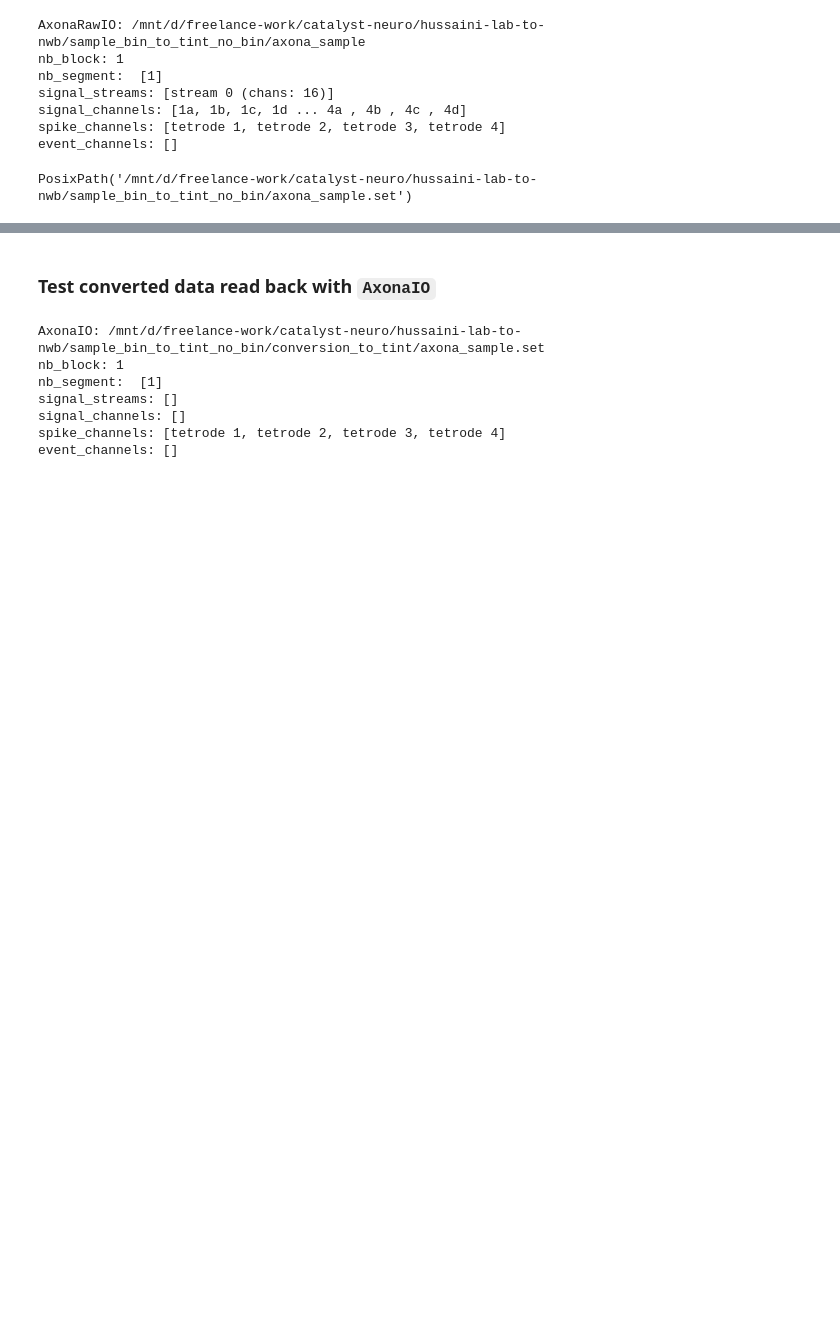
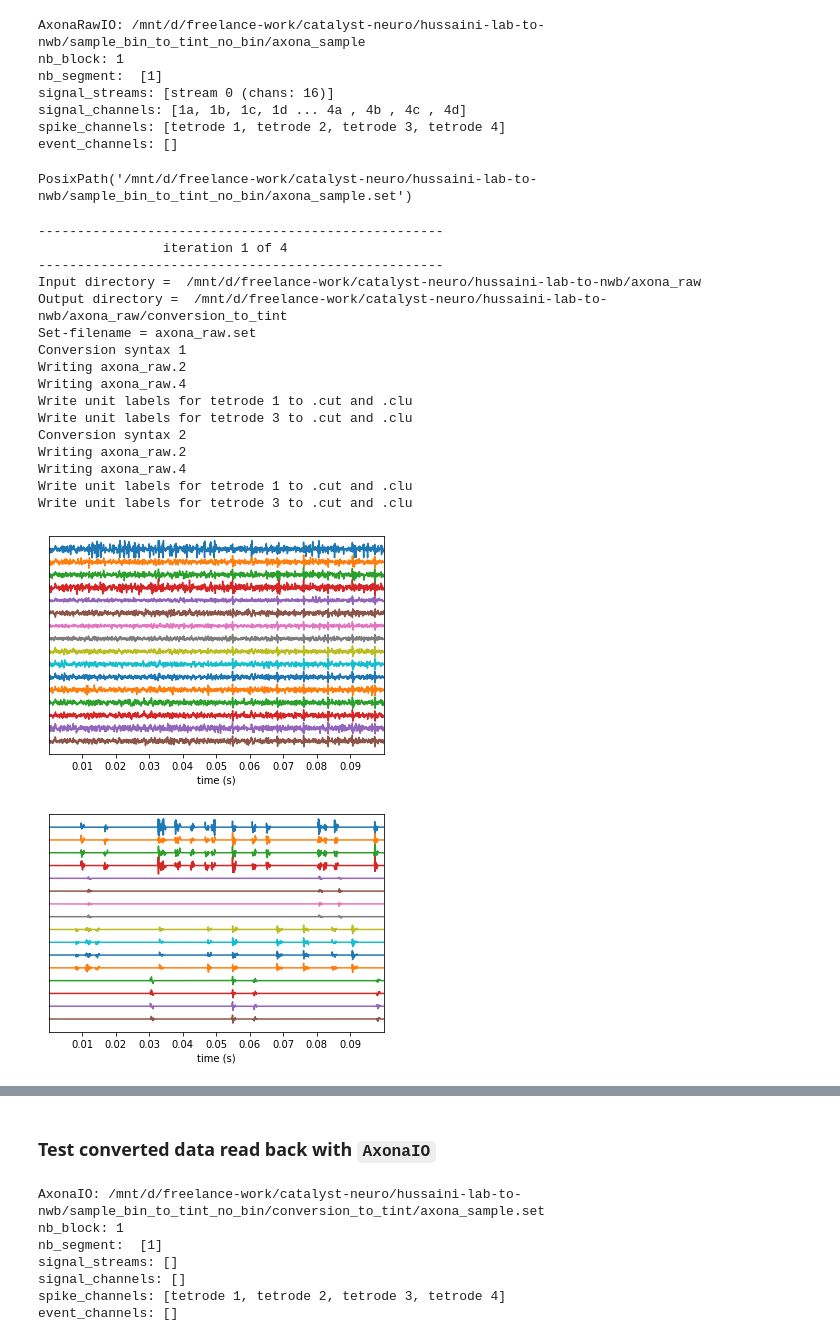
Before and after one commit to sbuergers/hussaini-lab-to-nwb-notebooks, a Jupyter notebook: Export_to_TINT.ipynb, the cells around one changed output, grey strips where cells are left out. Saved outputs shown, nothing was run; the diff lists cells and outputs as text; code cells hidden in the pictures; blank space fills up the shorter version.

Commit message:
improving m2 notebooks and testing tint conversion

```diff
--- a/Export_to_TINT.ipynb
+++ b/Export_to_TINT.ipynb
@@ -434,3 +359,45 @@ event_channels: []
 Path(input_dirs[1], setfile_names[1])
 # %% [output]
 PosixPath('/mnt/d/freelance-work/catalyst-neuro/hussaini-lab-to-nwb/sample_bin_to_tint_no_bin/axona_sample.set')
+# %%
+import spiketoolkit as st
+
+sorting_auto_MS4 = st.curation.threshold_isi_violations(sorting, 0.01, 'greater', recording.get_num_frames())
+
+sorting_auto_MS4.get_unit_ids()
+
+i = 0
+setfile_name = setfile_names[0]
+input_dir = input_dirs[0]
+extractor_type = extractor_types[0]
+
+print('----------------------------------------------------')
+print('                iteration {} of {}                  '.format(i + 1, len(input_dirs)))
+print('----------------------------------------------------')
+output_dir = input_dir / 'conversion_to_tint'
+
+if extractor_type == 'AxonaUnitRecordingExtractor':
+    recording = AxonaUnitRecordingExtractor(filename=Path(input_dir, setfile_name), noise_std=0)
+else:
+    recording = AxonaRecordingExtractor(filename=Path(input_dir, setfile_name))
+
+test_tint_conversion(recording, sorting_auto_MS4, input_dir, output_dir, setfile_name)
+# %% [output]
+----------------------------------------------------
+                iteration 1 of 4
+----------------------------------------------------
+Input directory =  /mnt/d/freelance-work/catalyst-neuro/hussaini-lab-to-nwb/axona_raw
+Output directory =  /mnt/d/freelance-work/catalyst-neuro/hussaini-lab-to-nwb/axona_raw/conversion_to_tint
+Set-filename = axona_raw.set
+Conversion syntax 1
+Writing axona_raw.2
+Writing axona_raw.4
+Write unit labels for tetrode 1 to .cut and .clu
+Write unit labels for tetrode 3 to .cut and .clu
+Conversion syntax 2
+Writing axona_raw.2
+Writing axona_raw.4
+Write unit labels for tetrode 1 to .cut and .clu
+Write unit labels for tetrode 3 to .cut and .clu
+[figure, added]
+[figure, added]
```
Also changed, not shown: parts of 16 cells of this notebook, 2 other files.
